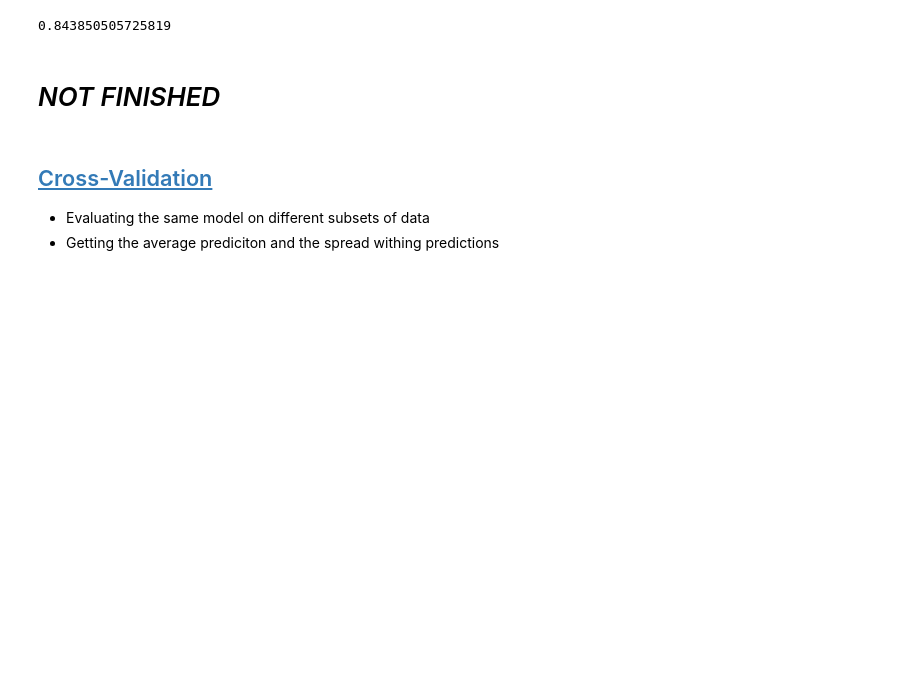
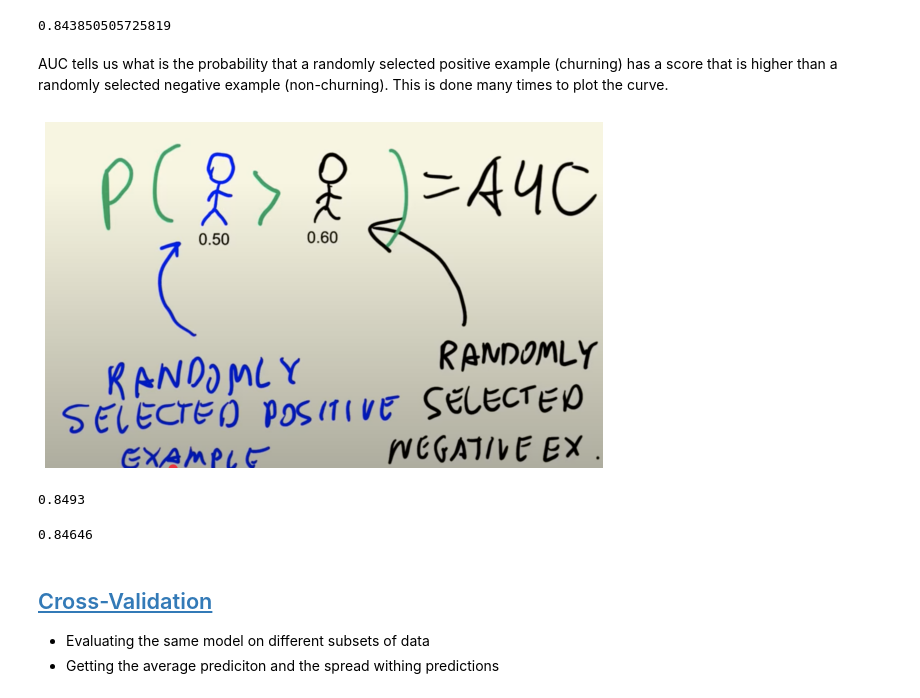
Before and after one commit to eerga/MLZoomcampHW, a Jupyter notebook: chapter_4/chapter4_notes.ipynb, the cells around one changed output. Cells and saved outputs as stored; diff of their text form; code cells hidden in the pictures; blank space fills up the shorter version.

```diff
--- a/chapter_4/chapter4_notes.ipynb
+++ b/chapter_4/chapter4_notes.ipynb
@@ -510,5 +511,13 @@ from sklearn.metrics import roc_auc_score
 roc_auc_score(y_val, y_pred)
 # %% [output]
 0.843850505725819
-# %% [markdown]
-# *NOT FINISHED*
+# %% [markdown]
+AUC tells us what is the probability that a randomly selected positive example (churning) has a score that is higher than a randomly selected negative example (non-churning). This is done many times to plot the curve.
+# %%
+img2 = Image.open('auc_interpretation.png')
+plt.figure(figsize=(10, 8))
+plt.imshow(img2)
+plt.axis('off')
+plt.show()
+# %% [output]
+[figure, added]
@@ -515,3 +529,25 @@ roc_auc_score(y_val, y_pred)
+# %%
+n = 10000
+success = 0
+for i in range(n):
+    pos_ind = random.randint(0,len(pos) - 1)
+    neg_ind = random.randint(0,len(neg) - 1)
+
+    if pos[pos_ind] > neg[neg_ind]:
+        success = success + 1
+
+success/n
+# %% [output]
+0.8493
+# %%
+# Same implementation with numpy
+n = 50000
+np.random.seed(1)
+pos_ind = np.random.randint(0,len(pos), size = n)
+neg_ind = np.random.randint(0,len(neg), size = n)
+(pos[pos_ind] > neg[neg_ind]).mean()
+# %% [output]
+0.84646
 # %% [markdown]
 ## [Cross-Validation](https://www.youtube.com/watch?v=BIIZaVtUbf4&list=PL3MmuxUbc_hIhxl5Ji8t4O6lPAOpHaCLR&index=49)
 - Evaluating the same model on different subsets of data
```
Also changed, not shown: parts of 21 cells of this notebook, 3 other files.
